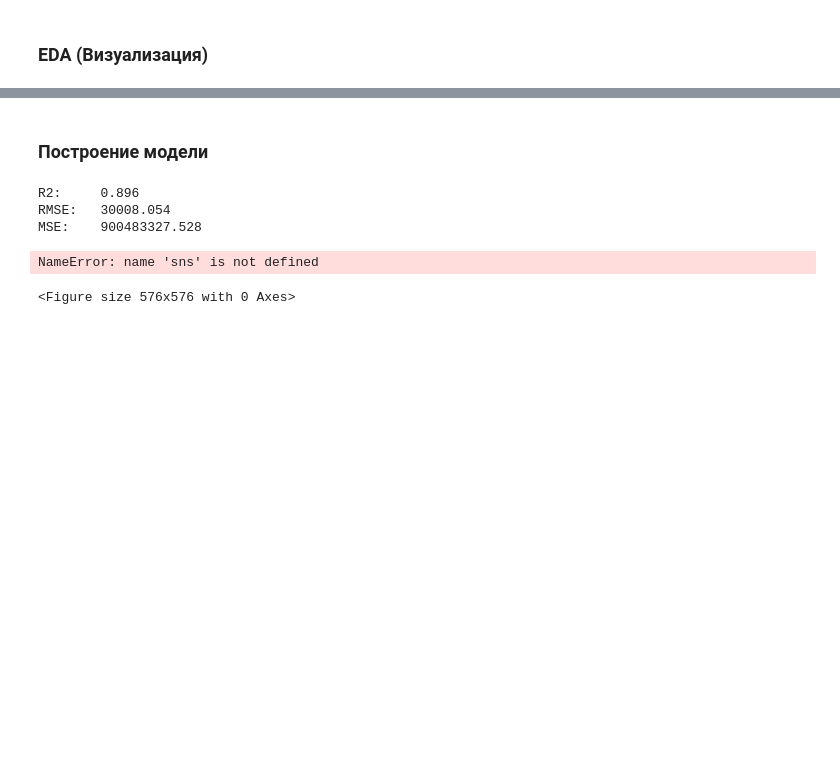
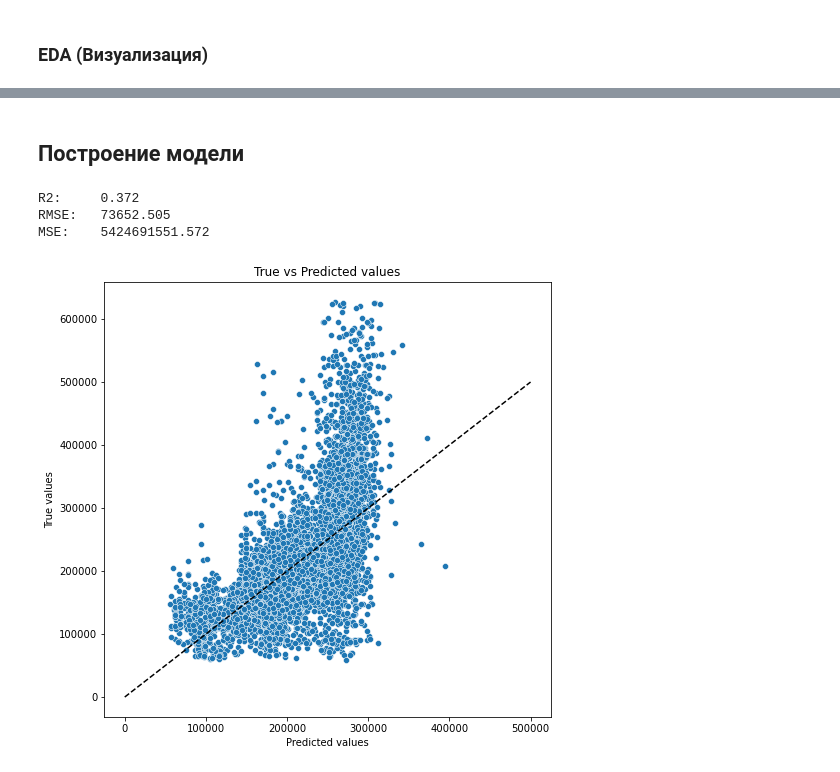
Before and after one commit to helain/DataScience, a Jupyter notebook: KlimochkinMS_solution.ipynb, the cells around one changed output, grey strips where cells are left out. Drawn from its saved outputs; the diff is of its cells as text; code cells hidden in the pictures; blank space fills up the shorter version.

```diff
--- a/KlimochkinMS_solution.ipynb
+++ b/KlimochkinMS_solution.ipynb
@@ -212,36 +349,38 @@ train_df.columns.tolist()
 # %%
 feature_names = ['Id', 'DistrictId', 'Rooms', 'Square',
-                 #'LifeSquare',
+                 'LifeSquare',
                  'KitchenSquare', 'Floor', 'HouseFloor', 'HouseYear',
                  'Ecology_1',
-                 #'Ecology_2', 'Ecology_3',
+                 'Ecology_2', 'Ecology_3',
                  'Social_1', 'Social_2', 'Social_3',
-                  #'Healthcare_1',
+                  'Healthcare_1',
                  'Helthcare_2',
                  'Shops_1',
-                 #'Shops_2'
+                 'Shops_2'
                 ]
+new_features =['district_size']
 target_name = 'Price'
 # %%
-X = train_df[feature_names]
+X = train_df[feature_names + new_features]
 y = train_df[target_name]
 
-X_train, X_test, y_train, y_test = train_test_split(X, y, test_size=0.3, shuffle=True, random_state=42)
+X_train, X_valid, y_train, y_valid = train_test_split(X, y, test_size=0.3, shuffle=True, random_state=42)
+# %%
+prep = DataPreproc()
+prep.fit(X_train)
+X_train_prep = prep.transform(X_train)
+prep.fit(X_valid)
+X_valid_prep = prep.transform(X_valid)
 # %% [markdown]
-### Построение модели
+## Построение модели
 # %%
-gb_model = GradientBoostingRegressor(criterion='mse',
-                                     max_depth=7,
-                                     min_samples_leaf=10,
-                                     random_state=42,
-                                     n_estimators=100)
-gb_model.fit(X_train, y_train)
-y_train_preds = gb_model.predict(X_train)
+lr_model = LinearRegression()
+lr_model.fit(X_train_prep, y_train)
+y_train_preds = lr_model.predict(X_train_prep)
 evaluate_preds(y_train, y_train_preds)
 # %% [output]
-R2:     0.896
-RMSE:   30008.054
-MSE:    900483327.528
+R2:     0.372
+RMSE:   73652.505
+MSE:    5424691551.572
-NameError: name 'sns' is not defined
-<Figure size 576x576 with 0 Axes>
+[figure, added]
 # %%
```
Also changed, not shown: parts of 34 cells of this notebook.
